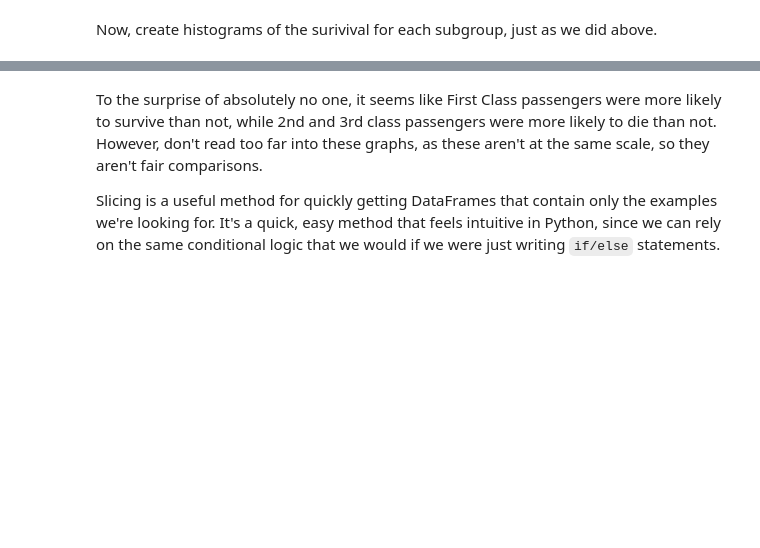
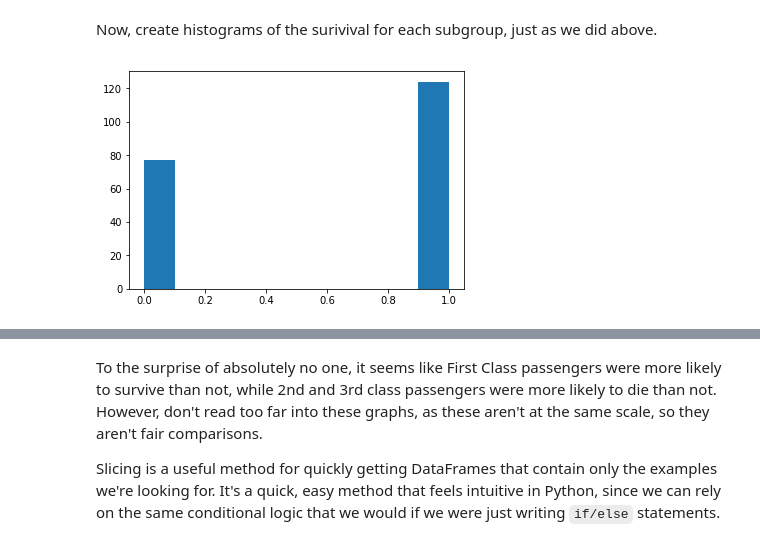
Before and after one commit to as6140/dsc-1-05-17-using-sql-with-pandas-lab-seattle-ds-career-040119, a Jupyter notebook: index.ipynb, the cells around one changed output, grey strips where cells are left out. Saved outputs shown, nothing was run; the diff lists cells and outputs as text; code cells hidden in the pictures; blank space fills up the shorter version.

```diff
--- a/index.ipynb
+++ b/index.ipynb
@@ -121,3 +121,7 @@ first_class_df = df[df.Pclass == '1']
 second_third_class_df = df[df.Pclass != '1']
 # %% [markdown]
 Now, create histograms of the surivival for each subgroup, just as we did above.
+# %%
+plt.hist(first_class_df.Survived);
+# %% [output]
+[figure, added]
```
Also changed, not shown: parts of 1 cell of this notebook.
